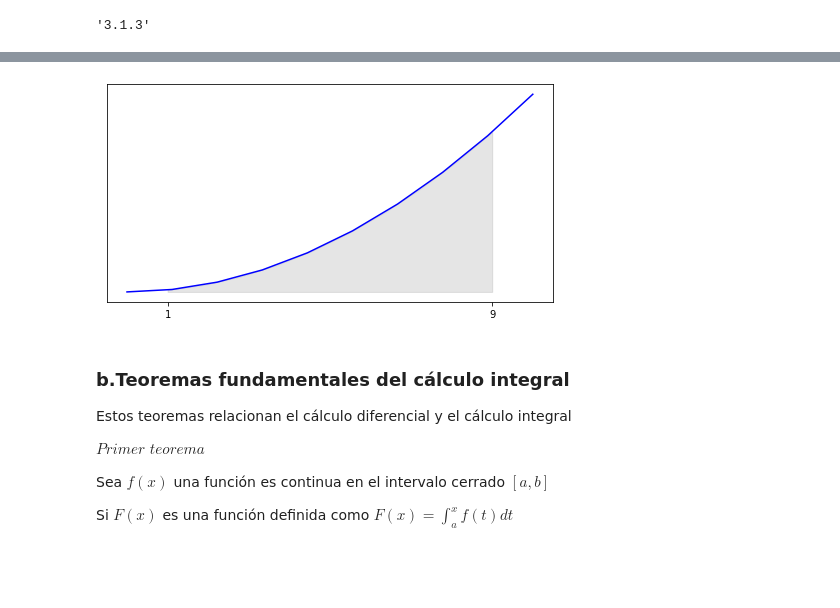
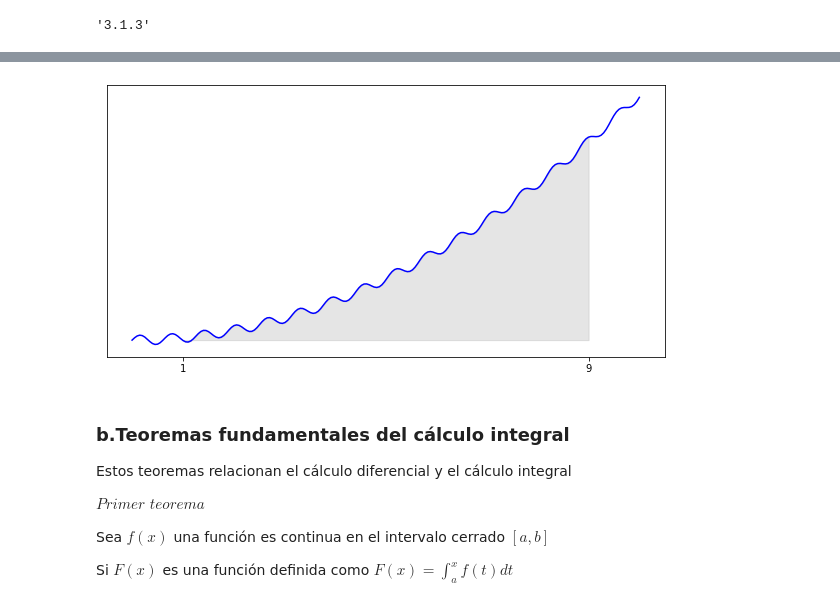
Before and after one commit to HernanMagallanes/AM_Python, a Jupyter notebook: Cálculo integral con python.ipynb, the cells around one changed output, grey strips where cells are left out. Saved outputs shown, nothing was run; the diff lists cells and outputs as text; code cells hidden in the pictures; blank space fills up the shorter version.

```diff
--- a/Cálculo integral con python.ipynb
+++ b/Cálculo integral con python.ipynb
@@ -112,3 +115,11 @@ la una función par $f(x) = f(-x) \Rightarrow \int _{a}^{b} f(x) dx = 2 \int _{0
 
 ó si la función es impar $f(-x) = - f(x) \Rightarrow \int _{-a}^{a} f(x) dx = 0$
+# %%
+# ejemplo con rectángulos inscritos
+
+def f(x):
+    # x**2
+    #(x-3)*(x-5)*(x-7) + 80
+
+    return 0.5*x**2 + np.sin(10* x)
 # %%
@@ -176,24 +189,24 @@ plt.show()
 # %%
 # función
-x = np.linspace(0 , 10, 10)
-y = x**2
+x = np.linspace(0 , 10, 200)
+y = f(x)
 
 # área a calcular
 a, b = 1, 9
-x_area = np.linspace(a,b,10)
-y_area = x_area**2
+x_area = np.linspace(a,b,200)
+y_area = f(x_area)
 
 # grafico
-plt.figure(figsize=(8,4))
+plt.figure(figsize=(10,5))
 
 plt.plot(x, y, color='b')
 plt.fill_between( x_area,0, y_area, alpha=0.2, color='grey')
 
 plt.xticks((a, b))
 plt.yticks([])
 plt.show()
 # %% [output]
-[figure, old version]
+[figure, new version]
 # %% [markdown]
 ### b.Teoremas fundamentales del cálculo integral
 
```
Also changed, not shown: parts of 24 cells of this notebook.
